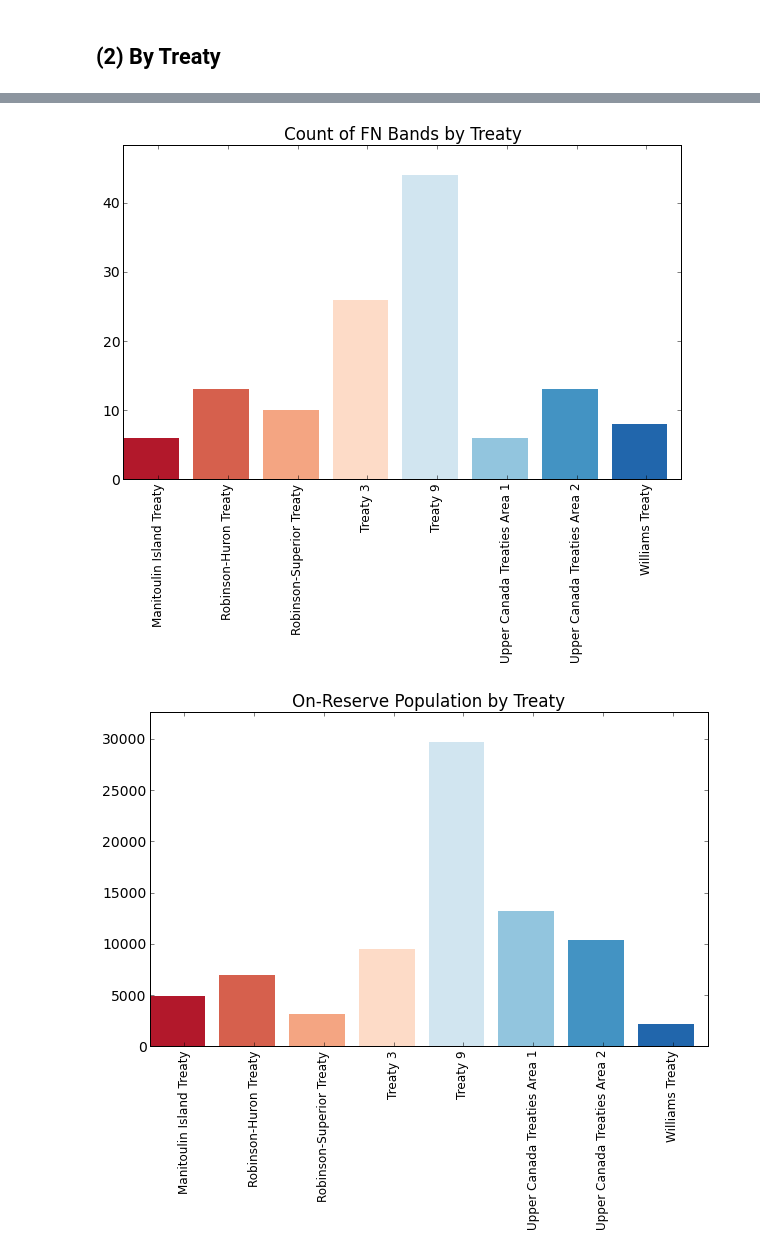
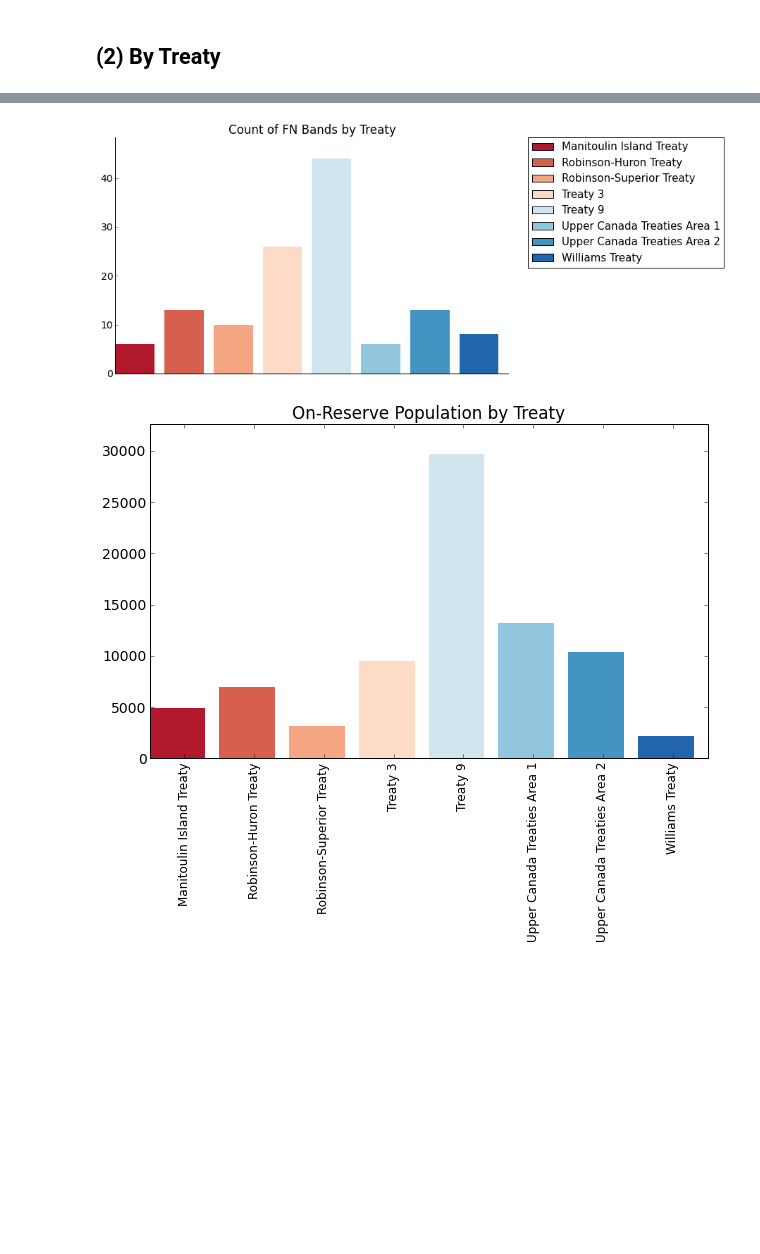
Before and after one commit to markkrass/fn, a Jupyter notebook: exploring.ipynb, the cells around one changed output, grey strips where cells are left out. Saved outputs shown, nothing was run; the diff lists cells and outputs as text; code cells hidden in the pictures; blank space fills up the shorter version.

Commit message:
update histogram worksheet

```diff
--- a/exploring.ipynb
+++ b/exploring.ipynb
@@ -129,41 +204,4 @@ averages_pto = dfpto.agg('mean')[['median_hh_income','lfpartic', 'hsdip_15plus',
 # %% [markdown]
 ## Step 3: Plot in MatPlotLib
-# %%
-def plot_by(by_frame, title, variable=False, colors=more_colors, baseline=False):
-    """
-    A little utility for helping to plot all of these things....
-    Note that if by_frame is an np.array, a variable is not necessary
-    but if by_frame is a dataframe callable dict-style (x['y']), then
-    a str containing the name of the desired column is needed in variable.
-
-    Baseline should be a dict.
-    """
-    if variable:
-        data_col = np.array(by_frame[variable])
-    if not variable:
-        data_col = np.array(by_frame)
-    if baseline:
-        labs = np.array(by_frame.index)
-        labs = np.append(labs, 'Ontario')
-        plt.figure()
-        plt.bar(left=range(len(by_frame.index)), height=data_col,
-                color=colors, hold=True)
-        plt.bar(left=8, height=np.array(baseline[variable]), color="black", alpha=0.2)
-        plt.title(title)
-        xticks_locs, xticks_labels = plt.xticks([a+ 0.5 for a in range(len(counttre)+1)], labs)
-        plt.setp(xticks_labels, rotation=90, fontsize=12)
-        x1,x2,y1,y2 = plt.axis()
-        plt.axis((x1,9,y1,(np.max(np.append(data_col, baseline[variable]))*1.1)))
-        plt.show()
-    if not baseline:
-        plt.figure()
-        plt.bar(left=range(len(by_frame.index)), height=np.array(data_col), color=more_colors)
-        plt.title(title)
-        xticks_locs, xticks_labels = plt.xticks([a+ 0.5 for a in range(len(by_frame))], np.array(by_frame.index))
-        plt.setp(xticks_labels, rotation=90, fontsize=12)
-        x1,x2,y1,y2 = plt.axis()
-        plt.axis((x1,x2,0,np.max(data_col)*1.1))
-        plt.show()
-    return
 # %% [markdown]
 ## (1) Histograms
@@ -175,5 +272,5 @@ def plot_by(by_frame, title, variable=False, colors=more_colors, baseline=False)
 # %%
-plot_by(counttre, 'Count of FN Bands by Treaty')
+plot_by(counttre, 'Count of FN Bands by Treaty', sidelegend=True)
 # %% [output]
-[figure, old version]
+[figure, new version]
 # %%
```
Also changed, not shown: parts of 46 cells of this notebook.
